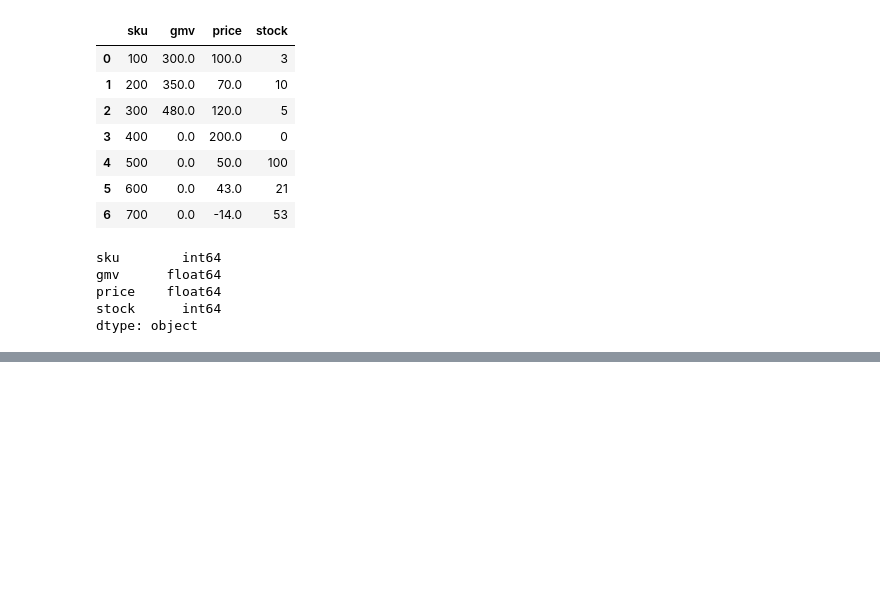
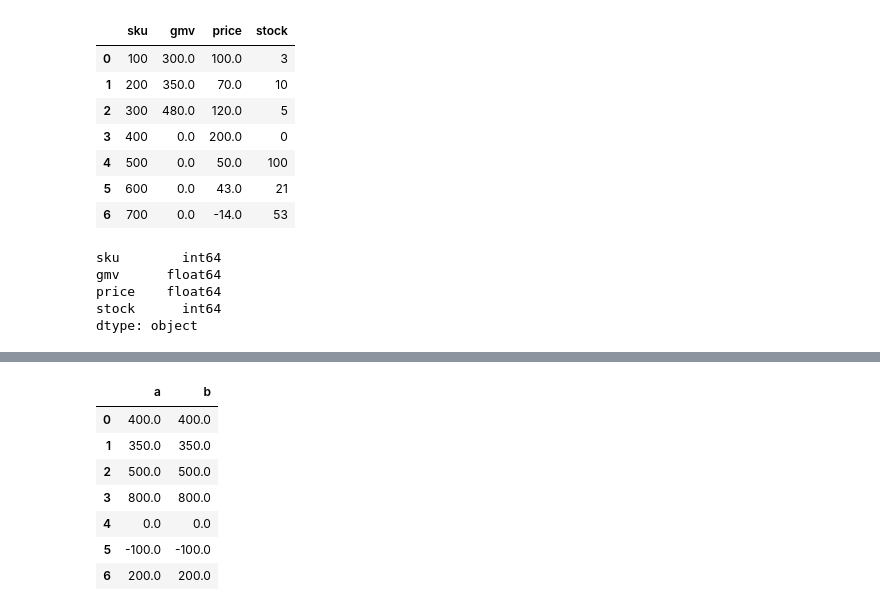
Before and after one commit to ivekhov/ml-simluator, a Jupyter notebook: stocks/stocks.ipynb, the cells around one changed output, grey strips where cells are left out. Saved outputs shown, nothing was run; the diff lists cells and outputs as text; code cells hidden in the pictures; blank space fills up the shorter version.

```diff
--- a/stocks/stocks.ipynb
+++ b/stocks/stocks.ipynb
@@ -667,0 +913,17 @@ dtype: object
+# %%
+foo = pd.DataFrame(
+    {
+        'a': pd.Series(df_arr[:, 1], dtype=np.dtype("float")),
+        'b': pd.Series(df_arr[:, 1], dtype=np.dtype("float"))
+    }
+)
+foo
+# %% [output]
+|  | a | b |
+| 0 | 400.0 | 400.0 |
+| 1 | 350.0 | 350.0 |
+| 2 | 500.0 | 500.0 |
+| 3 | 800.0 | 800.0 |
+| 4 | 0.0 | 0.0 |
+| 5 | -100.0 | -100.0 |
+| 6 | 200.0 | 200.0 |
```
Also changed, not shown: parts of 23 cells of this notebook, 6 other files.
